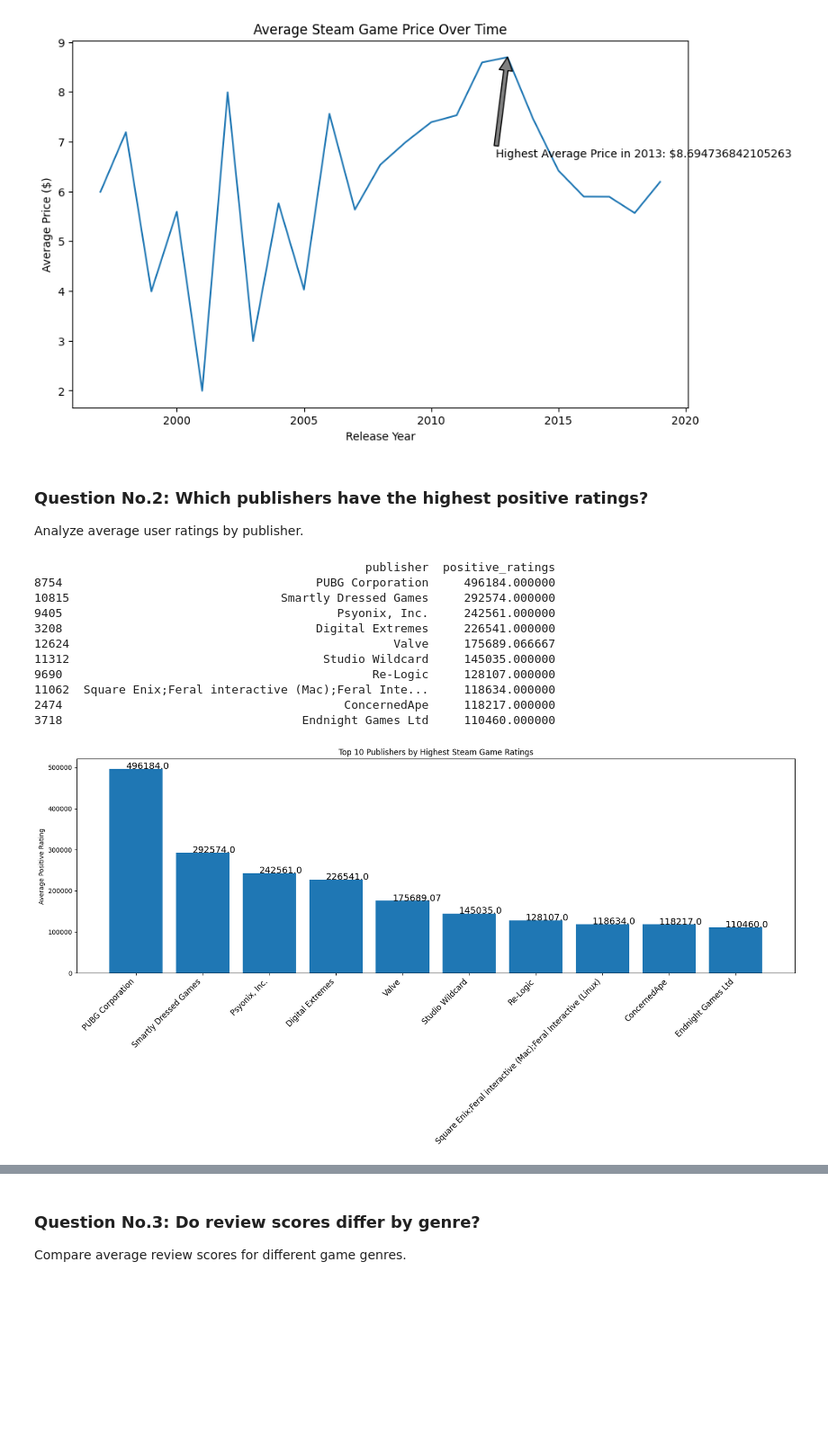
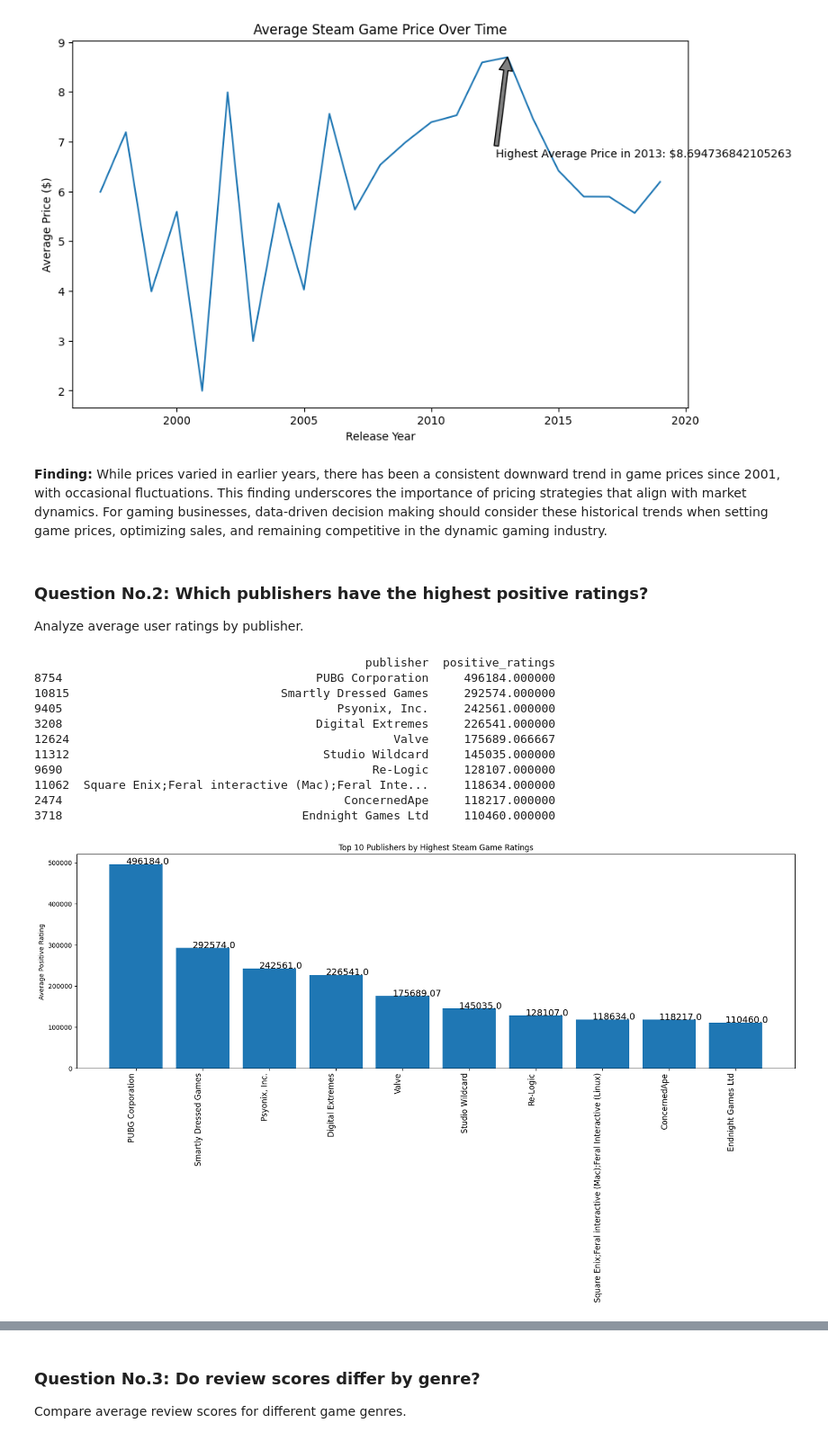
Before and after one commit to hmyle/Steam-Game-Analysis, a Jupyter notebook: steam-game-analysis.ipynb, the cells around one changed output, grey strips where cells are left out. Shown at 90% size. Cells and saved outputs as stored; diff of their text form; code cells hidden in the pictures; blank space fills up the shorter version.

Commit message:
Kaggle Notebook | Steam Game Analysis | Version 10

```diff
--- a/steam-game-analysis.ipynb
+++ b/steam-game-analysis.ipynb
@@ -212,6 +212,9 @@ print(price_by_year)
 21  2018  $5.57
 22  2019  $6.19
 [figure]
+# %% [markdown]
+**Finding:**
+While prices varied in earlier years, there has been a consistent downward trend in game prices since 2001, with occasional fluctuations. This finding underscores the importance of pricing strategies that align with market dynamics. For gaming businesses, data-driven decision making should consider these historical trends when setting game prices, optimizing sales, and remaining competitive in the dynamic gaming industry.
 # %% [markdown]
 ### Question No.2: Which publishers have the highest positive ratings?
 Analyze average user ratings by publisher.
@@ -225,32 +228,32 @@ publisher_ratings = steam_df.groupby('publisher')['positive_ratings'].mean().res
 publisher_ratings = publisher_ratings.sort_values('positive_ratings', ascending=False)
 
 # Print the top 10 publishers by average rating
 print(publisher_ratings.head(10))
 
 # Bar plot of the top 10 publishers
 plt.figure(figsize=(20, 6))
 
 ax = plt.subplot()
 ax.bar(publisher_ratings['publisher'].head(10), publisher_ratings['positive_ratings'].head(10))
 ax.set_ylabel('Average Positive Rating')
 ax.set_title('Top 10 Publishers by Highest Steam Game Ratings')
 
 # Add labels to bars
 for i, v in enumerate(publisher_ratings['positive_ratings'].head(10)):
     ax.text(i - 0.15, v + 0.25, str(round(v, 2)), fontsize=14)
 
-plt.xticks(rotation=45, ha='right', fontsize=12)
+plt.xticks(rotation=90, ha='right', fontsize=12)
 plt.show()
 # %% [output]
                                                publisher  positive_ratings
 8754                                    PUBG Corporation     496184.000000
 10815                              Smartly Dressed Games     292574.000000
 9405                                       Psyonix, Inc.     242561.000000
 3208                                    Digital Extremes     226541.000000
 12624                                              Valve     175689.066667
 11312                                    Studio Wildcard     145035.000000
 9690                                            Re-Logic     128107.000000
 11062  Square Enix;Feral interactive (Mac);Feral Inte...     118634.000000
 2474                                        ConcernedApe     118217.000000
 3718                                  Endnight Games Ltd     110460.000000
-[figure, old version]
+[figure, new version]
```
Also changed, not shown: parts of 15 cells of this notebook.
